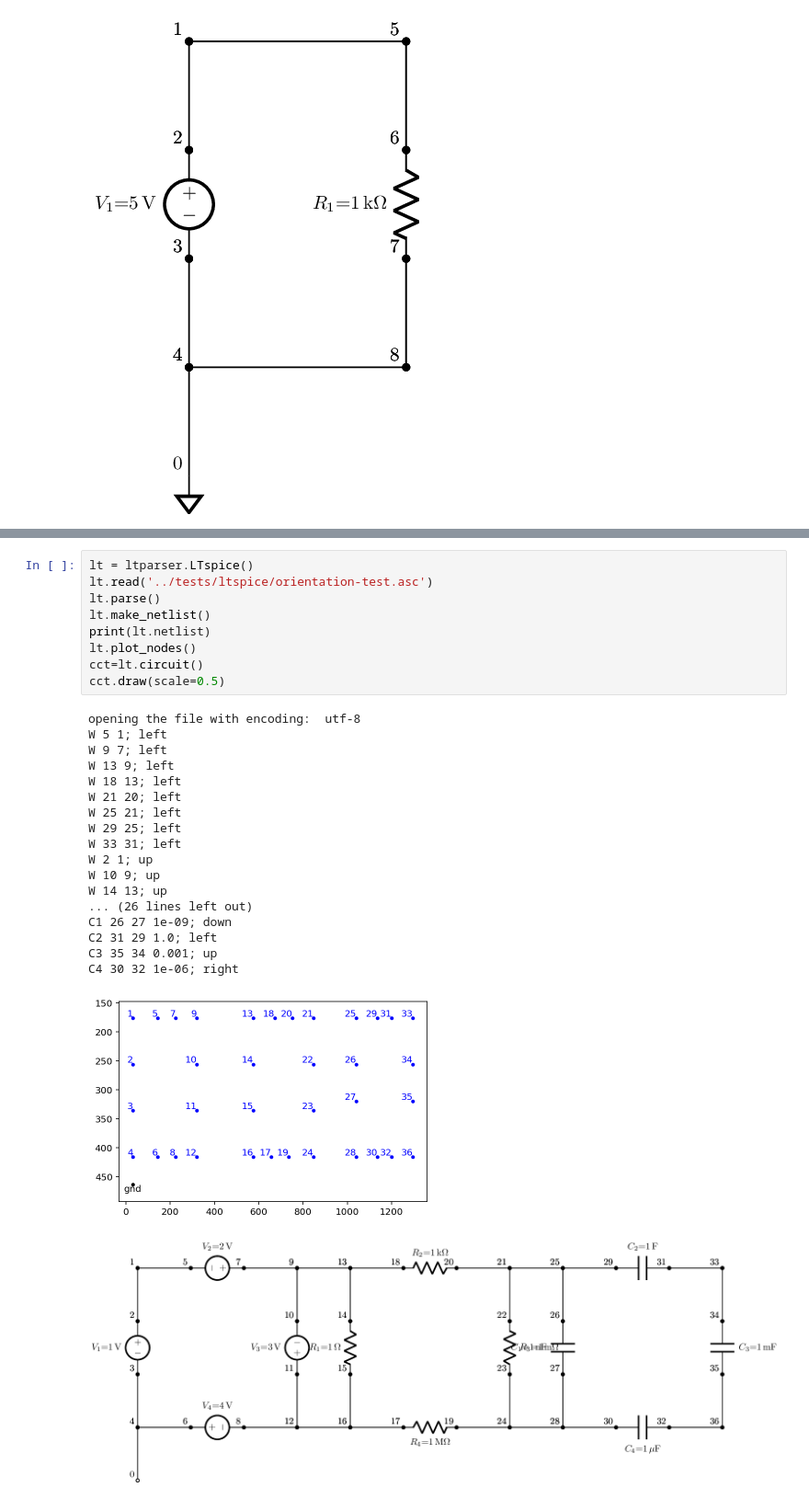
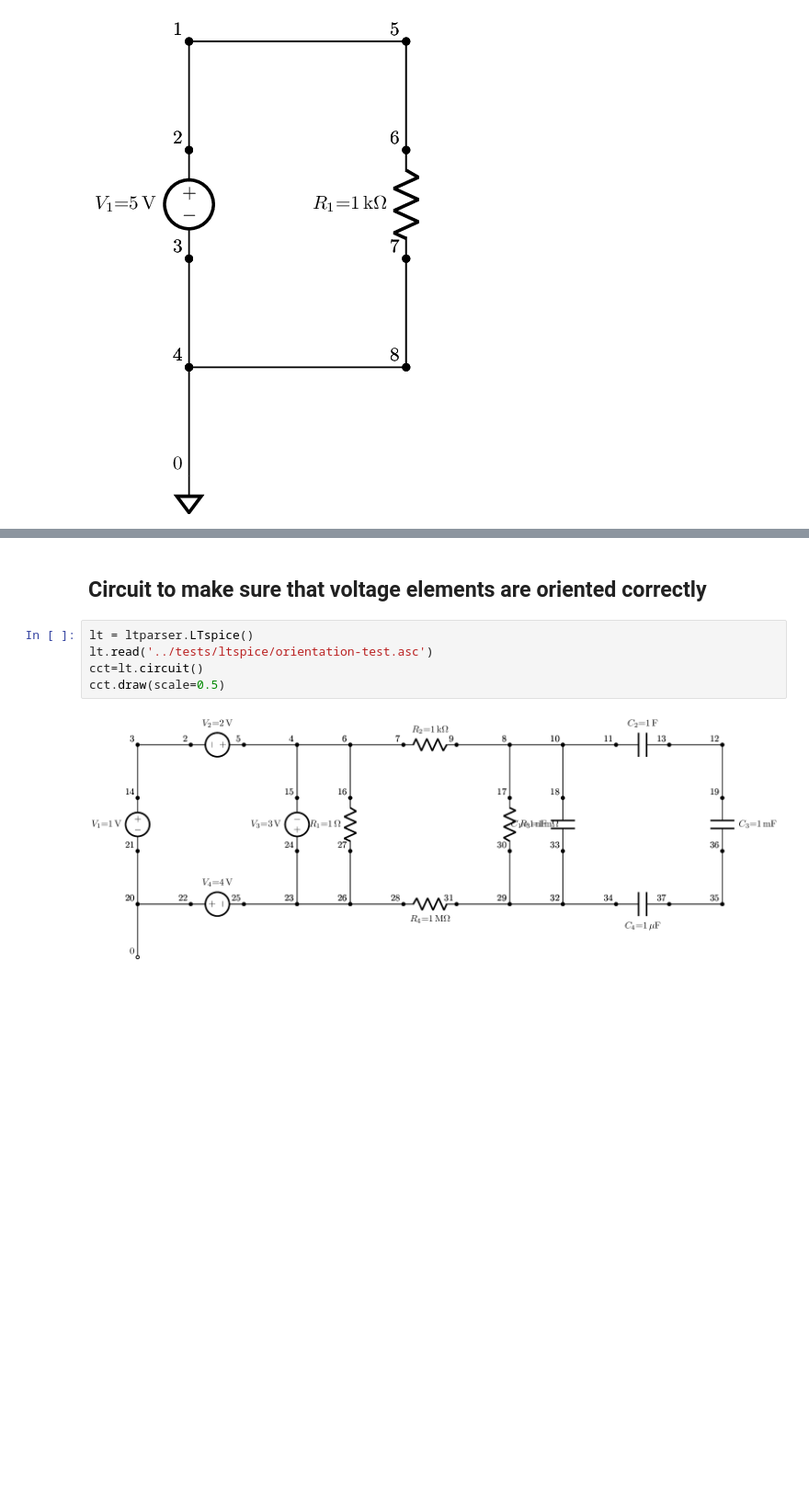
Before and after one commit to scottprahl/ltparser, a Jupyter notebook: docs/01-basics.ipynb, the cells around one changed output, grey strips where cells are left out. Shown at 92% size. Saved outputs shown, nothing was run; the diff lists cells and outputs as text; blank space fills up the shorter version.

```diff
--- a/docs/01-basics.ipynb
+++ b/docs/01-basics.ipynb
@@ -120,29 +94,9 @@ V 2 3 ac 20.000000; down
+# %% [markdown]
+## Circuit to make sure that voltage elements are oriented correctly
 # %%
 lt = ltparser.LTspice()
 lt.read('../tests/ltspice/orientation-test.asc')
-lt.parse()
-lt.make_netlist()
-print(lt.netlist)
-lt.plot_nodes()
 cct=lt.circuit()
 cct.draw(scale=0.5)
 # %% [output]
-opening the file with encoding:  utf-8
-W 5 1; left
-W 9 7; left
-W 13 9; left
-W 18 13; left
-W 21 20; left
-W 25 21; left
-W 29 25; left
-W 33 31; left
-W 2 1; up
-W 10 9; up
-W 14 13; up
-... (26 lines left out)
-C1 26 27 1e-09; down
-C2 31 29 1.0; left
-C3 35 34 0.001; up
-C4 30 32 1e-06; right
-[figure, old version]
+[figure, new version]
-[figure, removed]
```
Also changed, not shown: parts of 18 cells of this notebook.
